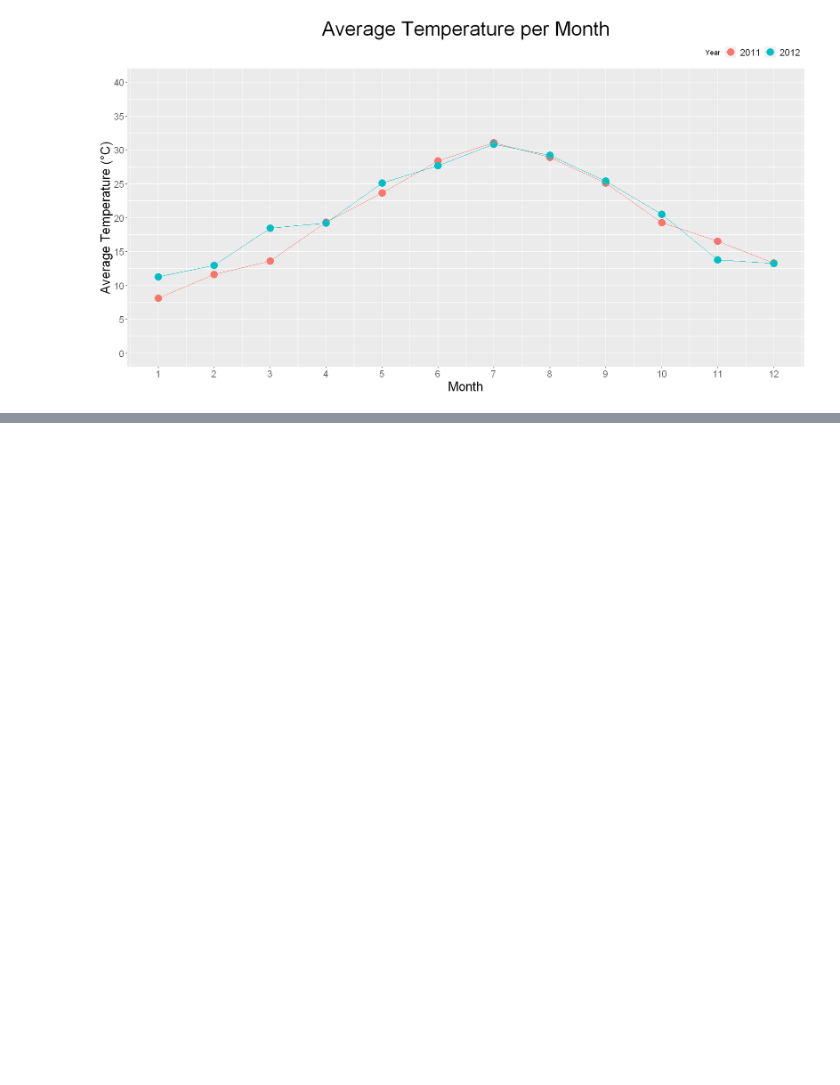
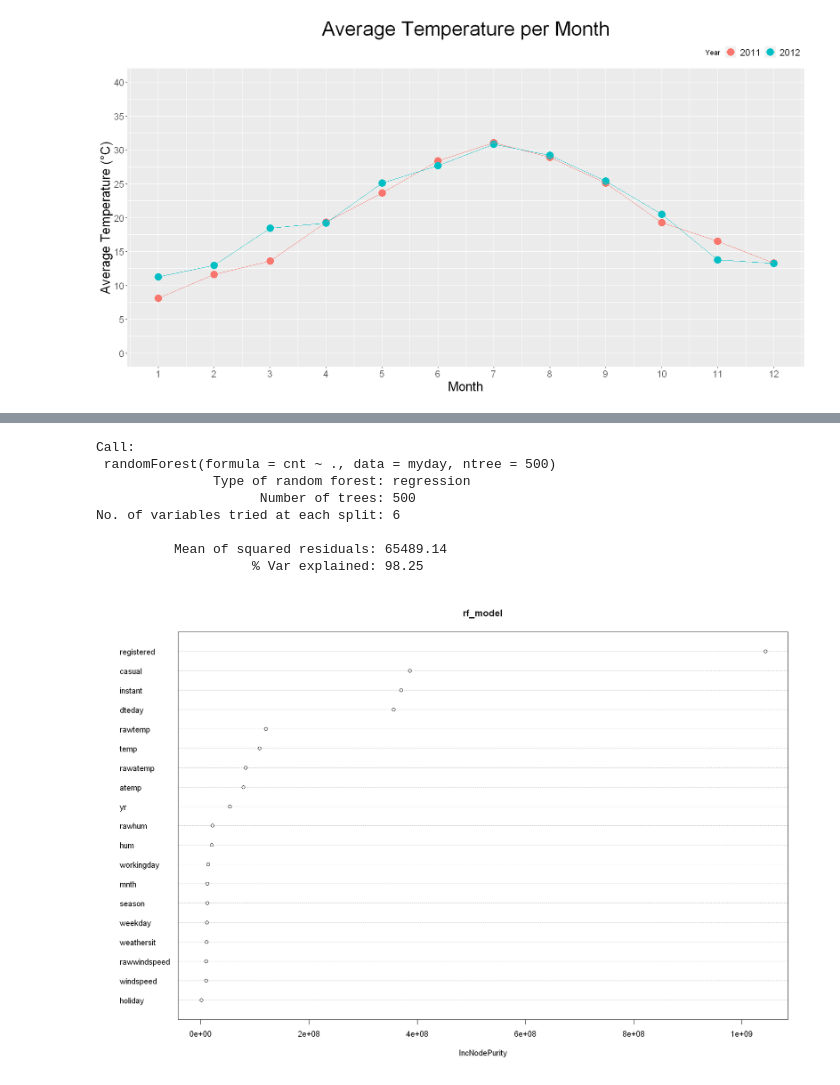
Before and after one commit to freinric/Modeling-Bike-Rentals, a Jupyter notebook: Project.ipynb, the cells around one changed output, grey strips where cells are left out. Cells and saved outputs as stored; diff of their text form; code cells hidden in the pictures; blank space fills up the shorter version.

Commit message:
randomforest

```diff
--- a/Project.ipynb
+++ b/Project.ipynb
@@ -910,0 +907,15 @@ scale_y_continuous(limits = c(0, 9000), breaks = seq(0, 9000, 1000))
+# %%
+library(randomForest)
+rf_model <- randomForest(cnt ~ ., data = myday, ntree = 500)
+print(rf_model)
+varImpPlot(rf_model)
+# %% [output]
+Call:
+ randomForest(formula = cnt ~ ., data = myday, ntree = 500)
+               Type of random forest: regression
+                     Number of trees: 500
+No. of variables tried at each split: 6
+
+          Mean of squared residuals: 65489.14
+                    % Var explained: 98.25
+[figure, added]
```
Also changed, not shown: parts of 11 cells of this notebook, 2 other files.
